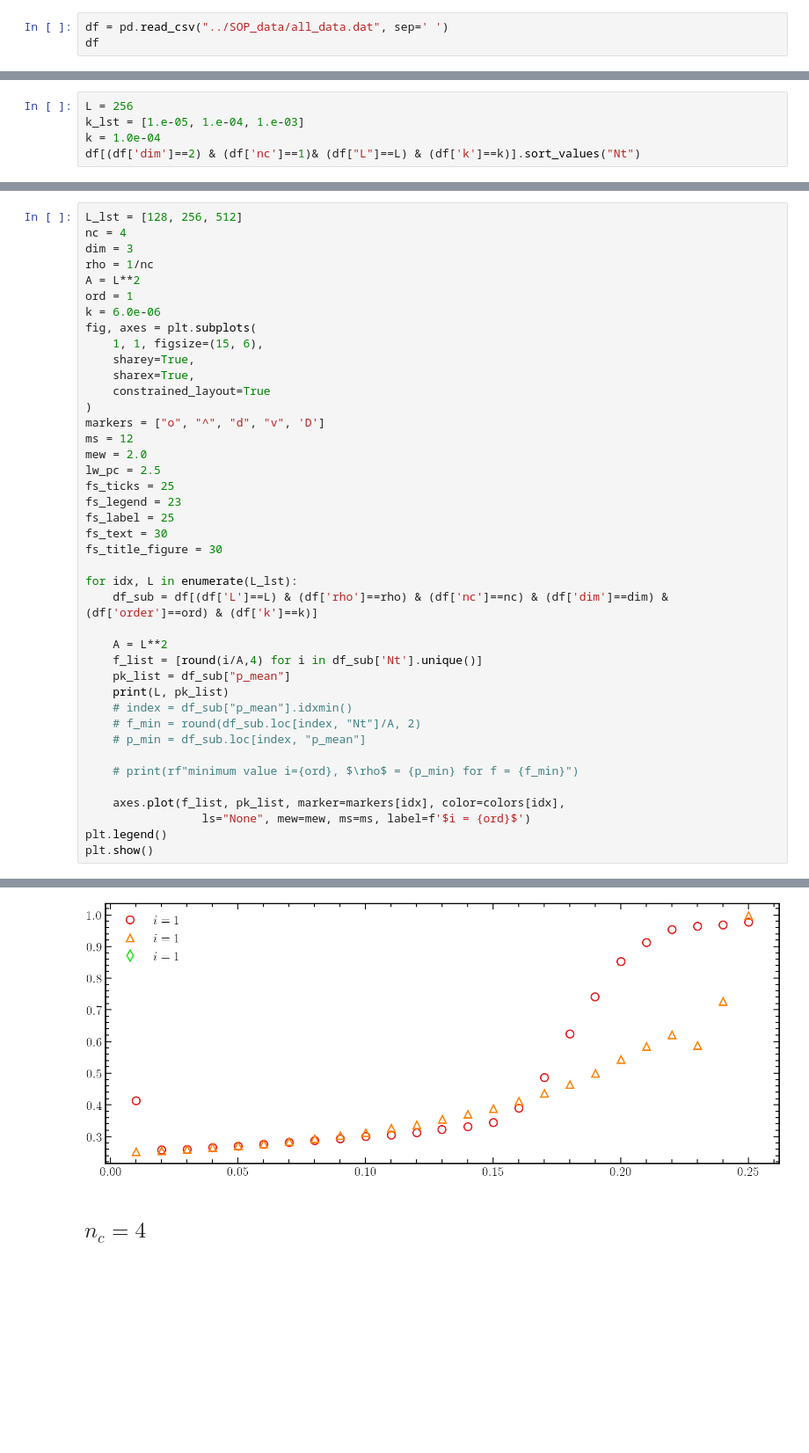
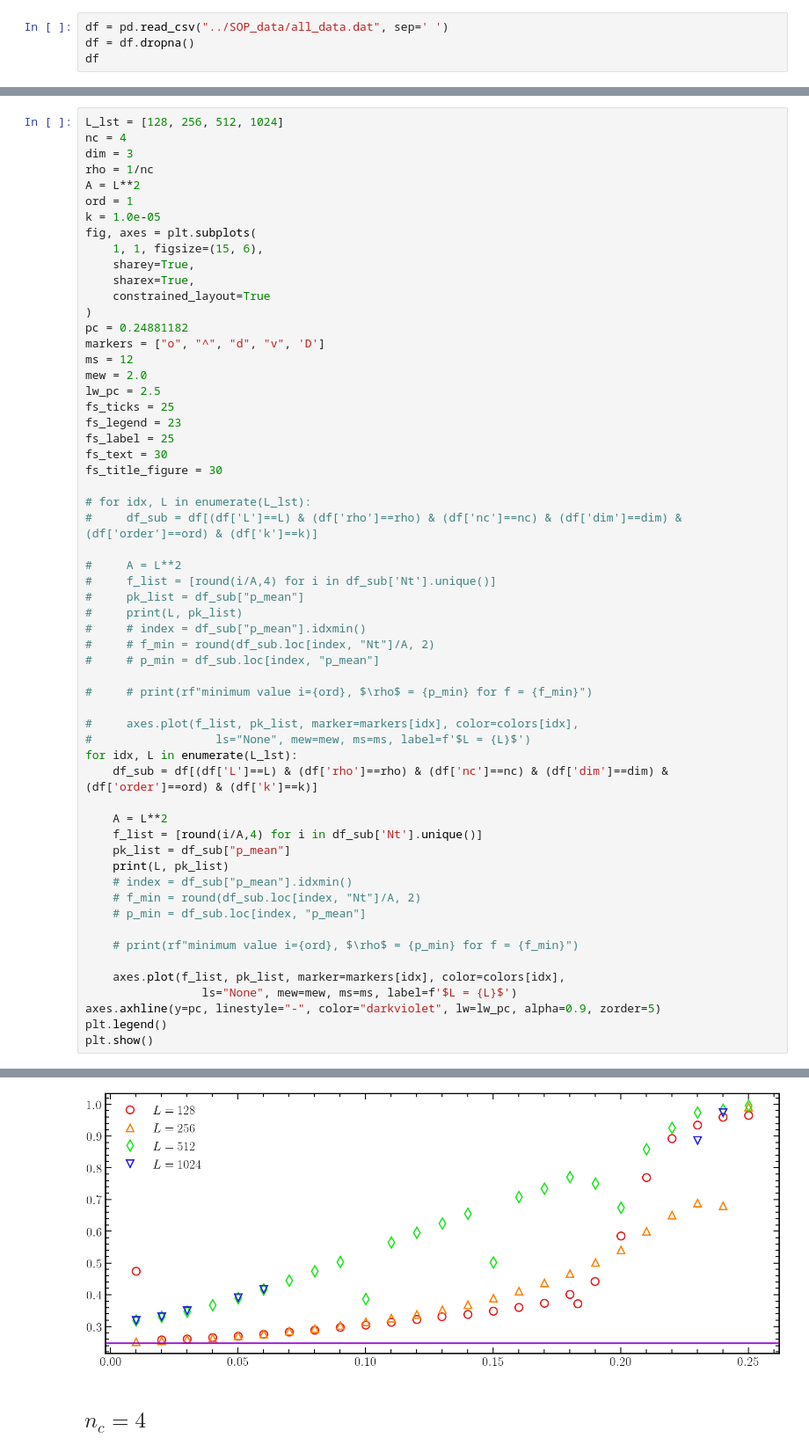
Before and after one commit to JuniorAlencar/self_organization_percolation, a Jupyter notebook: jupyter/parameters_analysis.ipynb, the cells around one changed output, grey strips where cells are left out. Shown at 88% size. Cells and saved outputs as stored; diff of their text form; blank space fills up the shorter version.

```diff
--- a/jupyter/parameters_analysis.ipynb
+++ b/jupyter/parameters_analysis.ipynb
@@ -16,6 +16,7 @@ import os
 import numpy as np
 # %%
 df = pd.read_csv("../SOP_data/all_data.dat", sep=' ')
+df = df.dropna()
 df
 # %% [output]
 |  | type_perc | dim | L | Nt | k | nc | rho | p0 | P0 | order | N_samples | ... |
@@ -34,5 +34,0 @@ df
-# %%
-L = 256
-k_lst = [1.e-05, 1.e-04, 1.e-03]
-k = 1.0e-04
-df[(df['dim']==2) & (df['nc']==1)& (df["L"]==L) & (df['k']==k)].sort_values("Nt")
@@ -372,17 +377,18 @@ minimum value for k=6e-06, $\langle p \rangle$ = 0.2546111552399124 for f = 0.03
 # %%
-L_lst = [128, 256, 512]
+L_lst = [128, 256, 512, 1024]
 nc = 4
 dim = 3
 rho = 1/nc
 A = L**2
 ord = 1
-k = 6.0e-06
+k = 1.0e-05
 fig, axes = plt.subplots(
     1, 1, figsize=(15, 6),
     sharey=True,
     sharex=True,
     constrained_layout=True
 )
+pc = 0.24881182
 markers = ["o", "^", "d", "v", 'D']
 ms = 12
 mew = 2.0
@@ -393,6 +399,21 @@ fs_label = 25
 fs_text = 30
 fs_title_figure = 30
 
+# for idx, L in enumerate(L_lst):
+#     df_sub = df[(df['L']==L) & (df['rho']==rho) & (df['nc']==nc) & (df['dim']==dim) & (df['order']==ord) & (df['k']==k)]
+
+#     A = L**2
+#     f_list = [round(i/A,4) for i in df_sub['Nt'].unique()]
+#     pk_list = df_sub["p_mean"]
+#     print(L, pk_list)
+#     # index = df_sub["p_mean"].idxmin()
+#     # f_min = round(df_sub.loc[index, "Nt"]/A, 2)
+#     # p_min = df_sub.loc[index, "p_mean"]
+
+#     # print(rf"minimum value i={ord}, $\rho$ = {p_min} for f = {f_min}")
+
+#     axes.plot(f_list, pk_list, marker=markers[idx], color=colors[idx],
+#                  ls="None", mew=mew, ms=ms, label=f'$L = {L}$')
 for idx, L in enumerate(L_lst):
     df_sub = df[(df['L']==L) & (df['rho']==rho) & (df['nc']==nc) & (df['dim']==dim) & (df['order']==ord) & (df['k']==k)]
 
@@ -407,7 +428,8 @@ for idx, L in enumerate(L_lst):
     # print(rf"minimum value i={ord}, $\rho$ = {p_min} for f = {f_min}")
 
     axes.plot(f_list, pk_list, marker=markers[idx], color=colors[idx],
-                 ls="None", mew=mew, ms=ms, label=f'$i = {ord}$')
+                 ls="None", mew=mew, ms=ms, label=f'$L = {L}$')
+axes.axhline(y=pc, linestyle="-", color="darkviolet", lw=lw_pc, alpha=0.9, zorder=5)
 plt.legend()
 plt.show()
 # %% [output]
@@ -431,4 +453,4 @@ Name: p_mean, dtype: float64
-[figure, old version]
+[figure, new version]
 # %% [markdown]
 ## $n_c = 4$
 # %%
```
Also changed, not shown: parts of 9 cells of this notebook, 11 other files.
